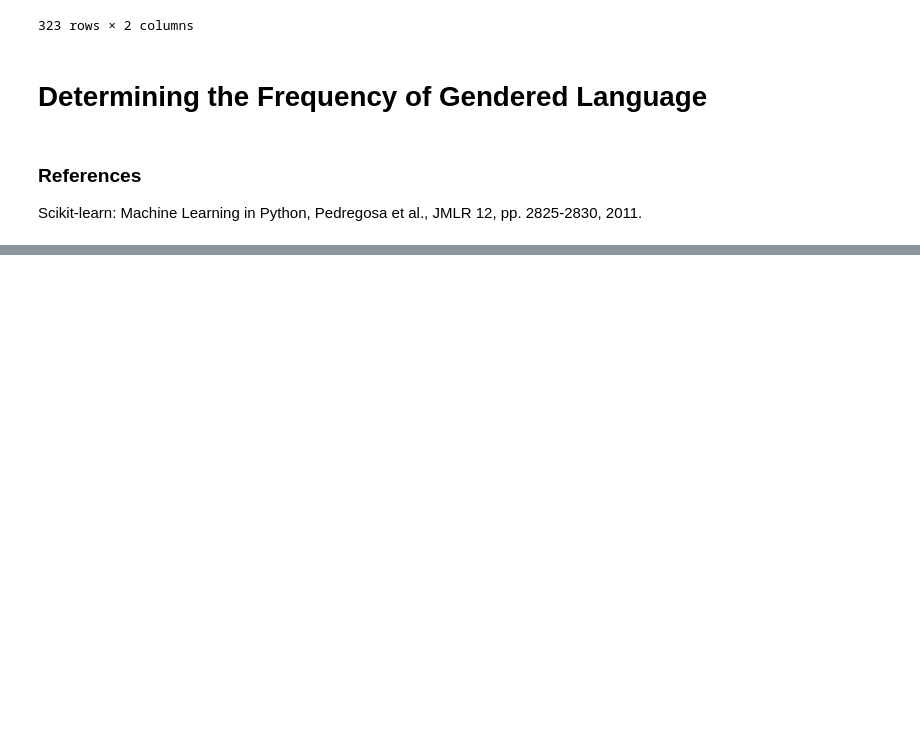
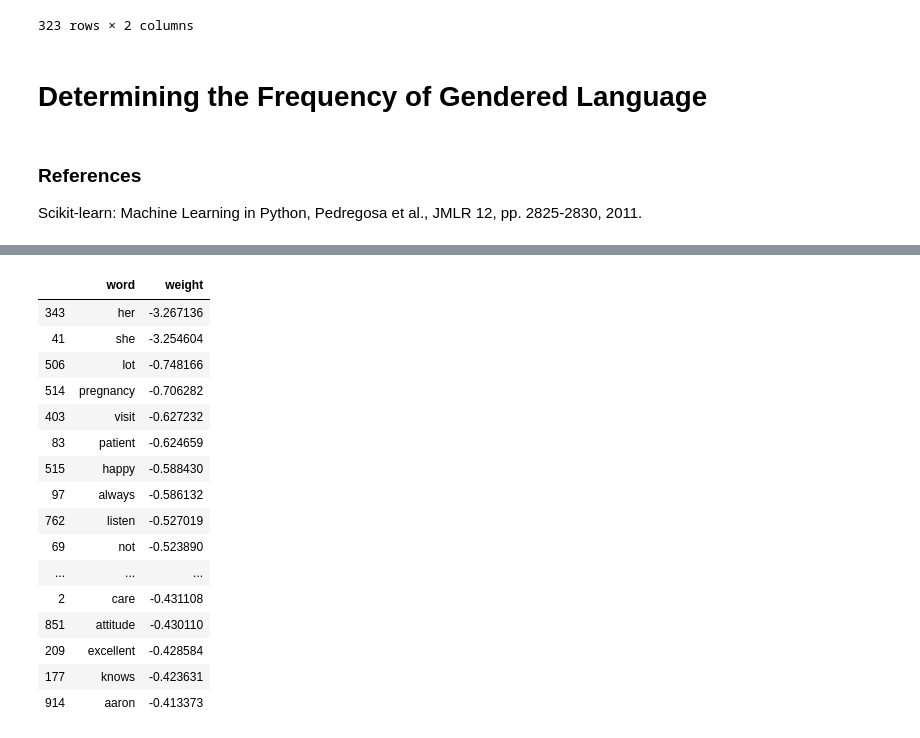
Before and after one commit to jillbaggett81/GenderBiasDetector, a Jupyter notebook: Scaping.ipynb, the cells around one changed output, grey strips where cells are left out. Drawn from its saved outputs; the diff is of its cells as text; code cells hidden in the pictures; blank space fills up the shorter version.

```diff
--- a/Scaping.ipynb
+++ b/Scaping.ipynb
@@ -207,0 +285,20 @@ vect.get_feature_names()
+# %%
+df_weights.sort_values('weight', ascending=True)[:25]
+# %% [output]
+|  | word | weight |
+| 343 | her | -3.267136 |
+| 41 | she | -3.254604 |
+| 506 | lot | -0.748166 |
+| 514 | pregnancy | -0.706282 |
+| 403 | visit | -0.627232 |
+| 83 | patient | -0.624659 |
+| 515 | happy | -0.588430 |
+| 97 | always | -0.586132 |
+| 762 | listen | -0.527019 |
+| 69 | not | -0.523890 |
+| ... | ... | ... |
+| 2 | care | -0.431108 |
+| 851 | attitude | -0.430110 |
+| 209 | excellent | -0.428584 |
+| 177 | knows | -0.423631 |
+| 914 | aaron | -0.413373 |
```
Also changed, not shown: parts of 9 cells of this notebook, 1 other file.
